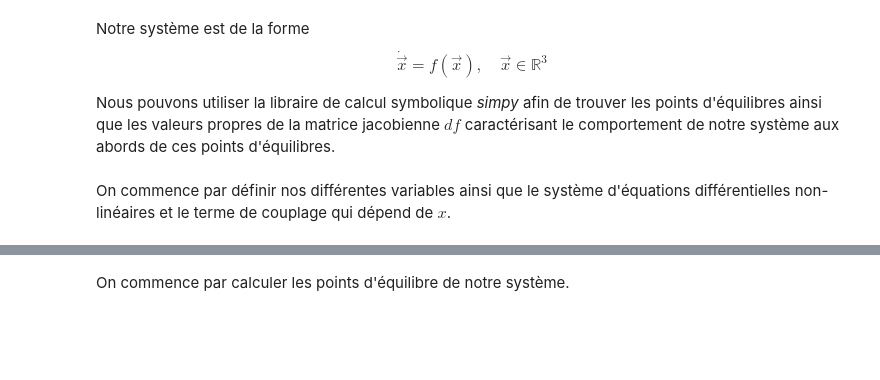
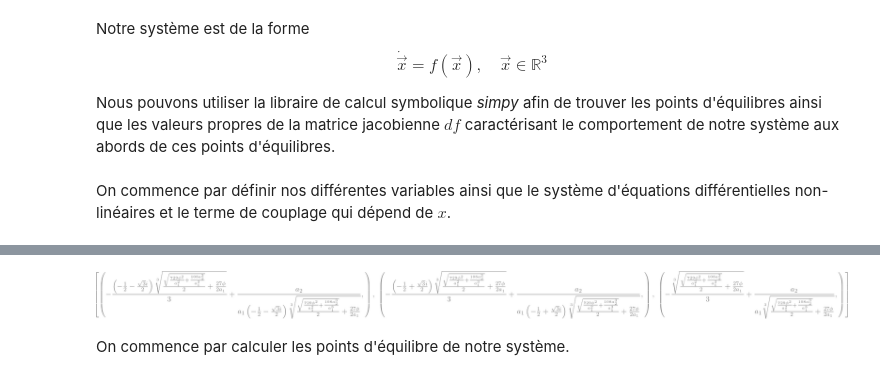
Before and after one commit to Mathieu-R/climate-tipping-points, a Jupyter notebook: notebooks/fold-hopf.ipynb, the cells around one changed output, grey strips where cells are left out. Drawn from its saved outputs; the diff is of its cells as text; code cells hidden in the pictures; blank space fills up the shorter version.

```diff
--- a/notebooks/fold-hopf.ipynb
+++ b/notebooks/fold-hopf.ipynb
@@ -24,7 +24,7 @@ init_printing()
 # %% [markdown]
 On commence par définir nos différentes variables ainsi que le système d'équations différentielles non-linéaires et le terme de couplage qui dépend de $x$.
 # %%
-a1, a2, b1, b2, c1, c2, x, y, z, gamma1, gamma2, phi = symbols("a1 a2 b1 b2 c1 c2 x y z phi")
+a1, a2, b1, b2, c1, c2, x, y, z, gamma1, gamma2, phi = symbols("a1 a2 b1 b2 c1 c2 x y z gamma1, gamma2, phi")
 # %%
 def gamma(x):
     return gamma1 * x + gamma2
@@ -40,3 +42,8 @@ def f3(x, y, z):
+# %%
+p1 = a1 * (x ** 3) + a2 * x + phi
+solve_poly_system([p1], x)
+# %% [output]
+[figure, added]
 # %%
 M = Matrix([f1(x), f2(x, y, z), f3(x, y, z)])
 # %% [markdown]
```
Also changed, not shown: parts of 2 cells of this notebook, 1 other file.
